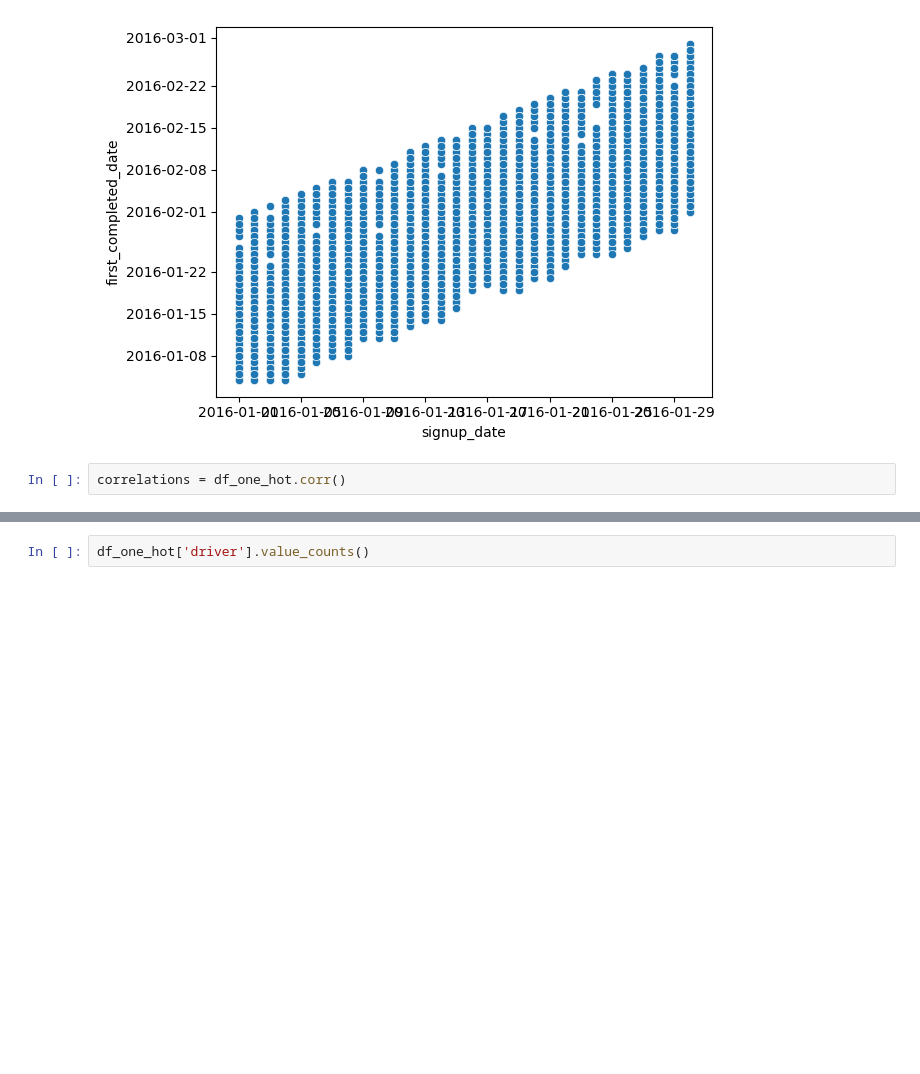
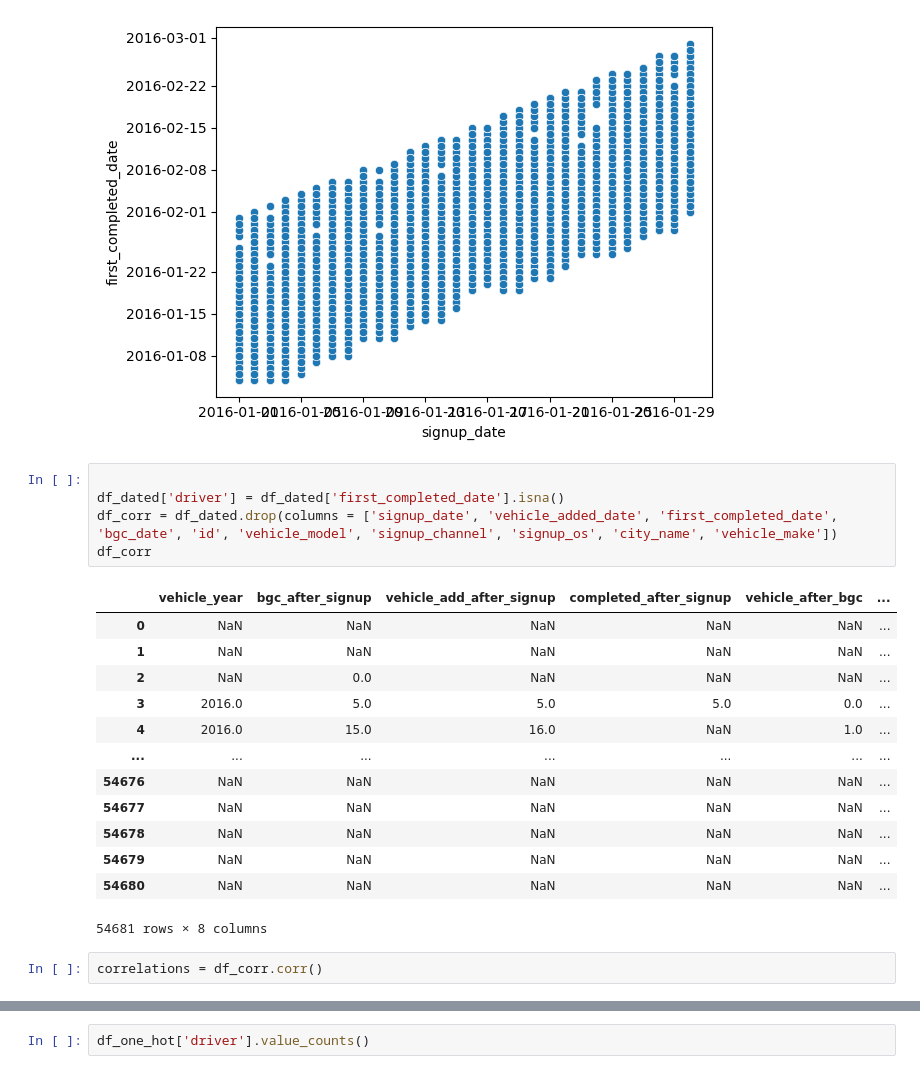
Before and after one commit to setripper/datathon2025, a Jupyter notebook: uber.ipynb, the cells around one changed output, grey strips where cells are left out. Cells and saved outputs as stored; diff of their text form; blank space fills up the shorter version.

```diff
--- a/uber.ipynb
+++ b/uber.ipynb
@@ -115,8 +111,27 @@ sns.scatterplot(x = 'signup_date', y = 'first_completed_date', data = df)
 plt.show()
 # %% [output]
 [figure]
+# %%
+
+df_dated['driver'] = df_dated['first_completed_date'].isna()
+df_corr = df_dated.drop(columns = ['signup_date', 'vehicle_added_date', 'first_completed_date', 'bgc_date', 'id', 'vehicle_model', 'signup_channel', 'signup_os', 'city_name', 'vehicle_make'])
+df_corr
+# %% [output]
+|  | vehicle_year | bgc_after_signup | vehicle_add_after_signup | completed_after_signup | vehicle_after_bgc | ... |
+| 0 | NaN | NaN | NaN | NaN | NaN | ... |
+| 1 | NaN | NaN | NaN | NaN | NaN | ... |
+| 2 | NaN | 0.0 | NaN | NaN | NaN | ... |
+| 3 | 2016.0 | 5.0 | 5.0 | 5.0 | 0.0 | ... |
+| 4 | 2016.0 | 15.0 | 16.0 | NaN | 1.0 | ... |
+| ... | ... | ... | ... | ... | ... | ... |
+| 54676 | NaN | NaN | NaN | NaN | NaN | ... |
+| 54677 | NaN | NaN | NaN | NaN | NaN | ... |
+| 54678 | NaN | NaN | NaN | NaN | NaN | ... |
+| 54679 | NaN | NaN | NaN | NaN | NaN | ... |
+| 54680 | NaN | NaN | NaN | NaN | NaN | ... |
+54681 rows × 8 columns
 # %%
-correlations = df_one_hot.corr()
+correlations = df_corr.corr()
 # %%
 # Get absolute correlations with target
 target_corr = correlations['driver'].drop('driver').abs()
```
Also changed, not shown: parts of 8 cells of this notebook.
